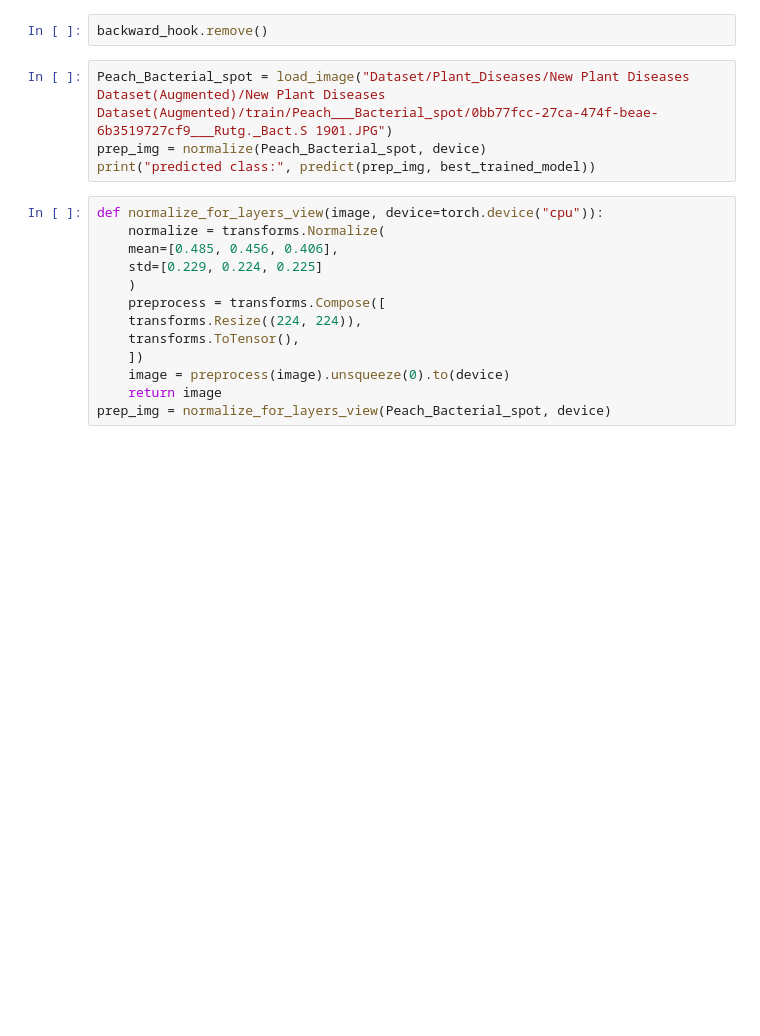
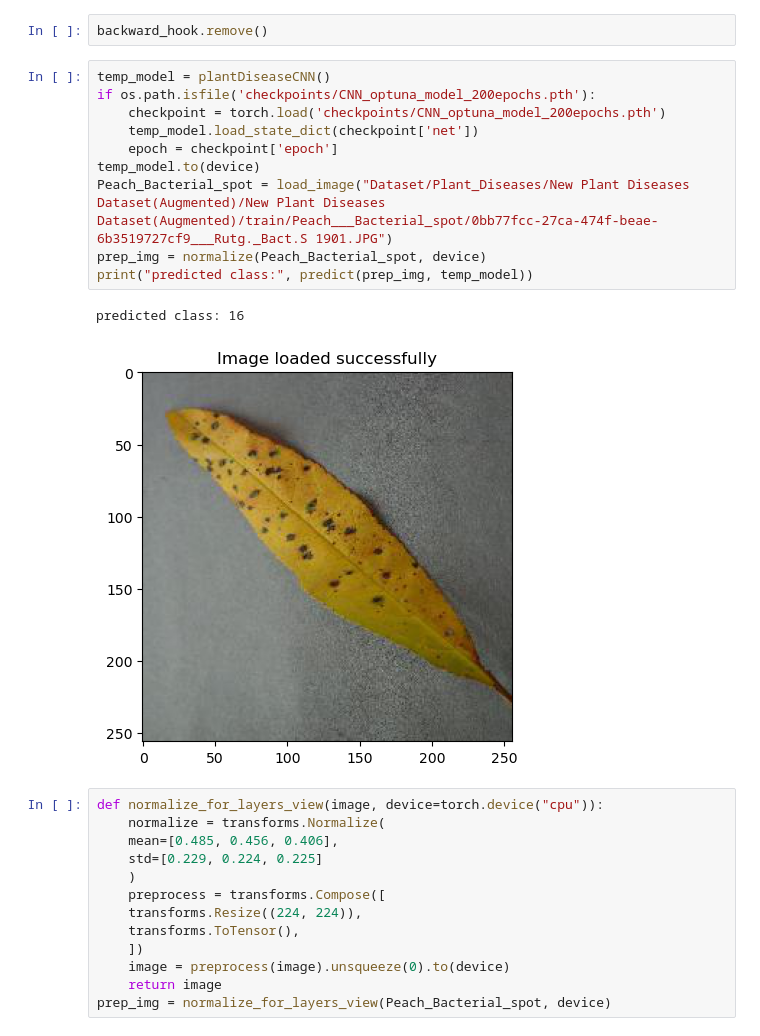
Before and after one commit to LeeBenyamin/Sherleaf-Holmes-project, a Jupyter notebook: plantDiseaseCNN.ipynb, the cells around one changed output. Drawn from its saved outputs; the diff is of its cells as text; blank space fills up the shorter version.

```diff
--- a/plantDiseaseCNN.ipynb
+++ b/plantDiseaseCNN.ipynb
@@ -944,9 +944,18 @@ True
 # %%
 backward_hook.remove()
 # %%
+temp_model = plantDiseaseCNN()
+if os.path.isfile('checkpoints/CNN_optuna_model_200epochs.pth'):
+    checkpoint = torch.load('checkpoints/CNN_optuna_model_200epochs.pth')
+    temp_model.load_state_dict(checkpoint['net'])
+    epoch = checkpoint['epoch']
+temp_model.to(device)
 Peach_Bacterial_spot = load_image("Dataset/Plant_Diseases/New Plant Diseases Dataset(Augmented)/New Plant Diseases Dataset(Augmented)/train/Peach___Bacterial_spot/0bb77fcc-27ca-474f-beae-6b3519727cf9___Rutg._Bact.S 1901.JPG")
 prep_img = normalize(Peach_Bacterial_spot, device)
-print("predicted class:", predict(prep_img, best_trained_model))
+print("predicted class:", predict(prep_img, temp_model))
+# %% [output]
+predicted class: 16
+[figure, added]
 # %%
 def normalize_for_layers_view(image, device=torch.device("cpu")):
     normalize = transforms.Normalize(
```
Also changed, not shown: parts of 1 cell of this notebook.
